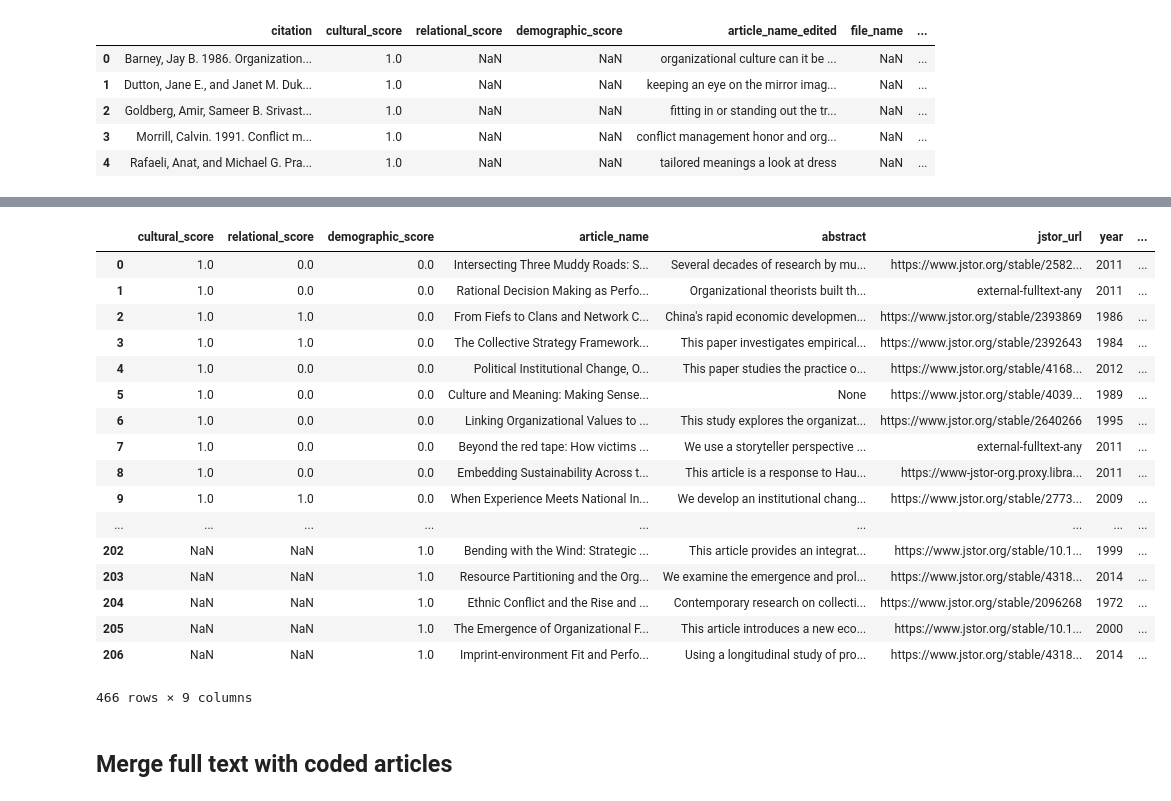
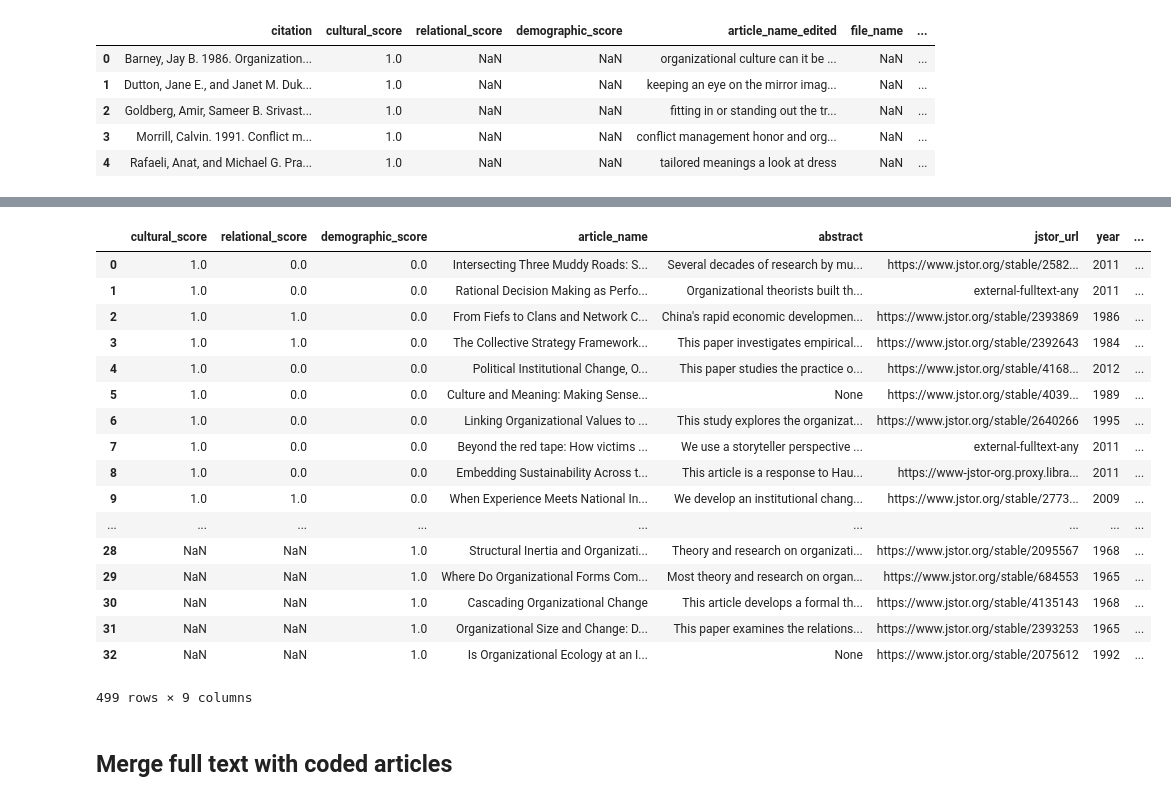
Before and after one commit to h2researchgroup/classification, a Jupyter notebook: preprocess/assemble_coded_articles.ipynb, the cells around one changed output, grey strips where cells are left out. Drawn from its saved outputs; the diff is of its cells as text; code cells hidden in the pictures.

Commit message:
matched 33 more articles coded 'yes' using original metadata

```diff
--- a/preprocess/assemble_coded_articles.ipynb
+++ b/preprocess/assemble_coded_articles.ipynb
@@ -291,3 +293,35 @@ uncoded_h2.head()
 | 2 | Goldberg, Amir, Sameer B. Srivast... | 1.0 | NaN | NaN | fitting in or standing out the tr... | NaN | ... |
 | 3 | Morrill, Calvin. 1991. Conflict m... | 1.0 | NaN | NaN | conflict management honor and org... | NaN | ... |
 | 4 | Rafaeli, Anat, and Michael G. Pra... | 1.0 | NaN | NaN | tailored meanings a look at dress | NaN | ... |
+# %%
+# For those not matched in final filtered data, try to match using original metadata
+df_meta['article_name_edited'] = df_meta['article_name'].apply(
+    lambda title: get_title(title, is_title = True)) # clean title in metadata
+
+# Filter to only those unmatched articles in metadata
+uncoded_meta = uncoded_h2[
+    uncoded_h2['article_name_edited'].apply(
+        lambda title: title in
+        df_meta['article_name_edited'].tolist()) == True] # apply mask
+
+print(f"Matched {str(len(uncoded_meta))} additional articles using original metadata:") # show count of result
+
+# For consistency, remove from uncoded DF those that match with original meta data
+uncoded_h2 = uncoded_h2[
+    uncoded_h2['article_name_edited'].apply(
+        lambda title: title not in
+        df_meta['article_name_edited'].tolist()) == True] # apply mask
+
+# Drop empty columns, then merge in meta data
+uncoded_meta = uncoded_meta.drop(columns = ['file_name', 'edited_filename', 'article_name',
+                                            'jstor_url', 'abstract', 'word_count', 'journal_title',
+                                            'given_names', 'primary_subject', 'year', 'type'])
+uncoded_meta = pd.merge(uncoded_meta, df_meta,
+                       how = 'left', on = 'article_name_edited') # merge in meta data
+uncoded_meta['file_name'] = uncoded_meta['edited_filename'].apply(lambda name: 'journal-article-' + name)
+uncoded_meta['word_count'] = np.NaN # add empty word count column
+uncoded_meta = uncoded_meta[list(coded_h2)] # align columns with other DF
+
+# look at unmatched cases that are in metadata
+# Should look identical to matched coded cases, makes merging easier
+uncoded_meta
@@ -294,27 +347,27 @@ uncoded_h2.head()
 # %%
 # Concatenate h2-coded data with hand-coded data
-coded_df = pd.concat([coded_df, coded_h2], axis=0, join='inner')
+coded_df = pd.concat([coded_df, coded_h2, uncoded_meta], axis=0, join='inner')
 coded_df = coded_df[coded_df['edited_filename'].notnull()] # Remove empty row
 coded_df
 # %% [output]
 |  | cultural_score | relational_score | demographic_score | article_name | abstract | jstor_url | year | ... |
 | 0 | 1.0 | 0.0 | 0.0 | Intersecting Three Muddy Roads: S... | Several decades of research by mu... | https://www.jstor.org/stable/2582... | 2011 | ... |
 | 1 | 1.0 | 0.0 | 0.0 | Rational Decision Making as Perfo... | Organizational theorists built th... | external-fulltext-any | 2011 | ... |
 | 2 | 1.0 | 1.0 | 0.0 | From Fiefs to Clans and Network C... | China's rapid economic developmen... | https://www.jstor.org/stable/2393869 | 1986 | ... |
 | 3 | 1.0 | 1.0 | 0.0 | The Collective Strategy Framework... | This paper investigates empirical... | https://www.jstor.org/stable/2392643 | 1984 | ... |
 | 4 | 1.0 | 0.0 | 0.0 | Political Institutional Change, O... | This paper studies the practice o... | https://www.jstor.org/stable/4168... | 2012 | ... |
 | 5 | 1.0 | 0.0 | 0.0 | Culture and Meaning: Making Sense... | None | https://www.jstor.org/stable/4039... | 1989 | ... |
 | 6 | 1.0 | 0.0 | 0.0 | Linking Organizational Values to ... | This study explores the organizat... | https://www.jstor.org/stable/2640266 | 1995 | ... |
 | 7 | 1.0 | 0.0 | 0.0 | Beyond the red tape: How victims ... | We use a storyteller perspective ... | external-fulltext-any | 2011 | ... |
 | 8 | 1.0 | 0.0 | 0.0 | Embedding Sustainability Across t... | This article is a response to Hau... | https://www-jstor-org.proxy.libra... | 2011 | ... |
 | 9 | 1.0 | 1.0 | 0.0 | When Experience Meets National In... | We develop an institutional chang... | https://www.jstor.org/stable/2773... | 2009 | ... |
 | ... | ... | ... | ... | ... | ... | ... | ... | ... |
-| 202 | NaN | NaN | 1.0 | Bending with the Wind: Strategic ... | This article provides an integrat... | https://www.jstor.org/stable/10.1... | 1999 | ... |
-| 203 | NaN | NaN | 1.0 | Resource Partitioning and the Org... | We examine the emergence and prol... | https://www.jstor.org/stable/4318... | 2014 | ... |
-| 204 | NaN | NaN | 1.0 | Ethnic Conflict and the Rise and ... | Contemporary research on collecti... | https://www.jstor.org/stable/2096268 | 1972 | ... |
-| 205 | NaN | NaN | 1.0 | The Emergence of Organizational F... | This article introduces a new eco... | https://www.jstor.org/stable/10.1... | 2000 | ... |
-| 206 | NaN | NaN | 1.0 | Imprint-environment Fit and Perfo... | Using a longitudinal study of pro... | https://www.jstor.org/stable/4318... | 2014 | ... |
+| 28 | NaN | NaN | 1.0 | Structural Inertia and Organizati... | Theory and research on organizati... | https://www.jstor.org/stable/2095567 | 1968 | ... |
+| 29 | NaN | NaN | 1.0 | Where Do Organizational Forms Com... | Most theory and research on organ... | https://www.jstor.org/stable/684553 | 1965 | ... |
+| 30 | NaN | NaN | 1.0 | Cascading Organizational Change | This article develops a formal th... | https://www.jstor.org/stable/4135143 | 1968 | ... |
+| 31 | NaN | NaN | 1.0 | Organizational Size and Change: D... | This paper examines the relations... | https://www.jstor.org/stable/2393253 | 1965 | ... |
+| 32 | NaN | NaN | 1.0 | Is Organizational Ecology at an I... | None | https://www.jstor.org/stable/2075612 | 1992 | ... |
-466 rows × 9 columns
+499 rows × 9 columns
 # %% [markdown]
 ## Merge full text with coded articles
 # %% [markdown]
```
Also changed, not shown: parts of 7 cells of this notebook.
